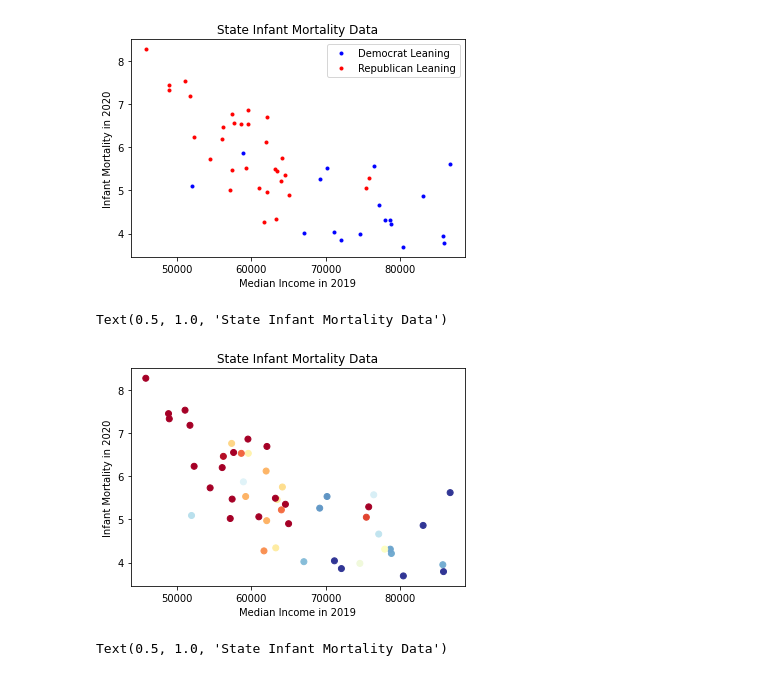
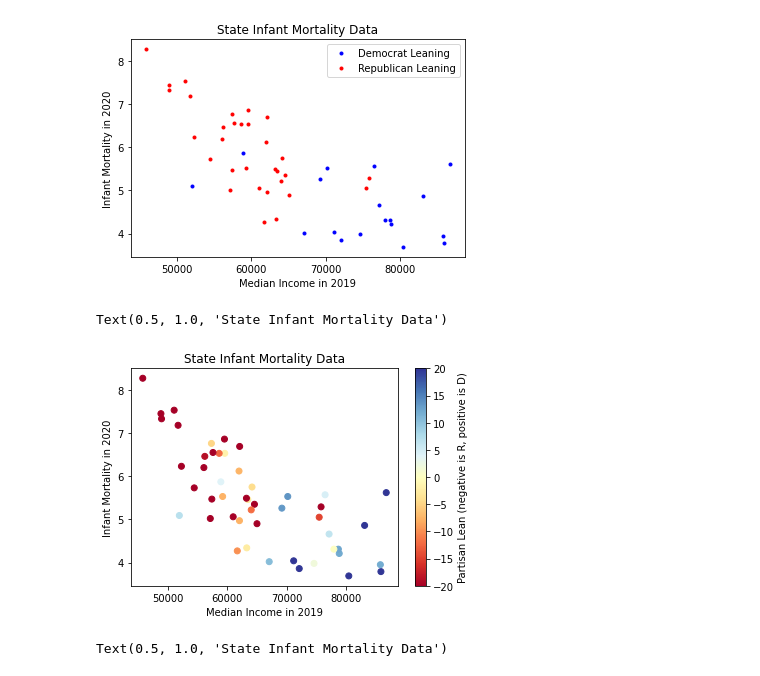
Before and after one commit to HoniSanders/state_politics_statistics, a Jupyter notebook: State_Politics_Statistics.ipynb, the cells around one changed output. Saved outputs shown, nothing was run; the diff lists cells and outputs as text; code cells hidden in the pictures.

```diff
--- a/State_Politics_Statistics.ipynb
+++ b/State_Politics_Statistics.ipynb
@@ -111,3 +113,16 @@ abortion_law_df.head()
 | 2 | Arizona | TBD | Prohibited | Mother's life | State has competing bans, may nee... | True |
 | 3 | Arkansas | - | Prohibited | Mother's life | Additional exceptions may be adde... | True |
 | 4 | California | Viability | Legal | Mother's life | NaN | False |
+# %%
+# load abortion restrictiveness
+# from https://states.guttmacher.org/policies/abortion-policies via email
+abortion_restrictiveness_df = pd.read_excel('https://github.com/HoniSanders/state_politics_statistics/raw/main/State%20Abortion%20Policies%20Post%20Roe.xlsx')
+rating_dict = {'Most restrictive': -3,
+               'Very restrictive': -2,
+               'Restrictive': -1,
+               'Some restrictions/protections': 0,
+               'Protective': 1,
+               'Most protective': 2}
+abortion_restrictiveness_df['rating'] = abortion_restrictiveness_df.apply(lambda row: rating_dict[row['POLICY RESTRICTIVENESS']], axis=1)
+abortion_restrictiveness_df['abbreviation'] = abortion_restrictiveness_df['STATE']
+abortion_restrictiveness_df.head()
@@ -148,6 +170,7 @@ print(infant_mortality_df.loc[infant_mortality_df['YEAR']==2020].head())
 data_df = state_income_df.merge(infant_mortality_df.loc[infant_mortality_df.YEAR==2020], on='abbreviation')
 data_df = data_df.merge(partisan_lean_df, on='abbreviation')
 data_df = data_df.merge(abortion_law_df, on='abbreviation')
+data_df = data_df.merge(abortion_restrictiveness_df, on='abbreviation')
 print(data_df.shape)
 data_df.head()
 # %% [output]
@@ -197,17 +240,14 @@ plt.title('State Infant Mortality Data')
 Text(0.5, 1.0, 'State Infant Mortality Data')
 [figure]
 # %%
-D_df = data_df.loc[data_df['PARTY'] == 'D']
-#plt.plot(D_df['2019'], D_df.RATE,'.b')
-R_df = data_df.loc[data_df['PARTY'] == 'R']
-#plt.plot(R_df['2019'], R_df.RATE,'.r')
 plt.scatter(data_df['2019'], data_df['RATE'], c=data_df['SGN PARTISAN LEAN'], cmap='RdYlBu', vmin=-20, vmax=20)
 plt.xlabel('Median Income in 2019')
 plt.ylabel('Infant Mortality in 2020')
+plt.colorbar(label='Partisan Lean (negative is R, positive is D)')
 plt.title('State Infant Mortality Data')
 # %% [output]
 Text(0.5, 1.0, 'State Infant Mortality Data')
-[figure, old version]
+[figure, new version]
 # %%
 
 plt.scatter(data_df['SGN PARTISAN LEAN'], data_df['RATE'], c=data_df['SGN PARTISAN LEAN'], cmap='RdYlBu', vmin=-20, vmax=20)
```
Also changed, not shown: parts of 7 cells of this notebook.
